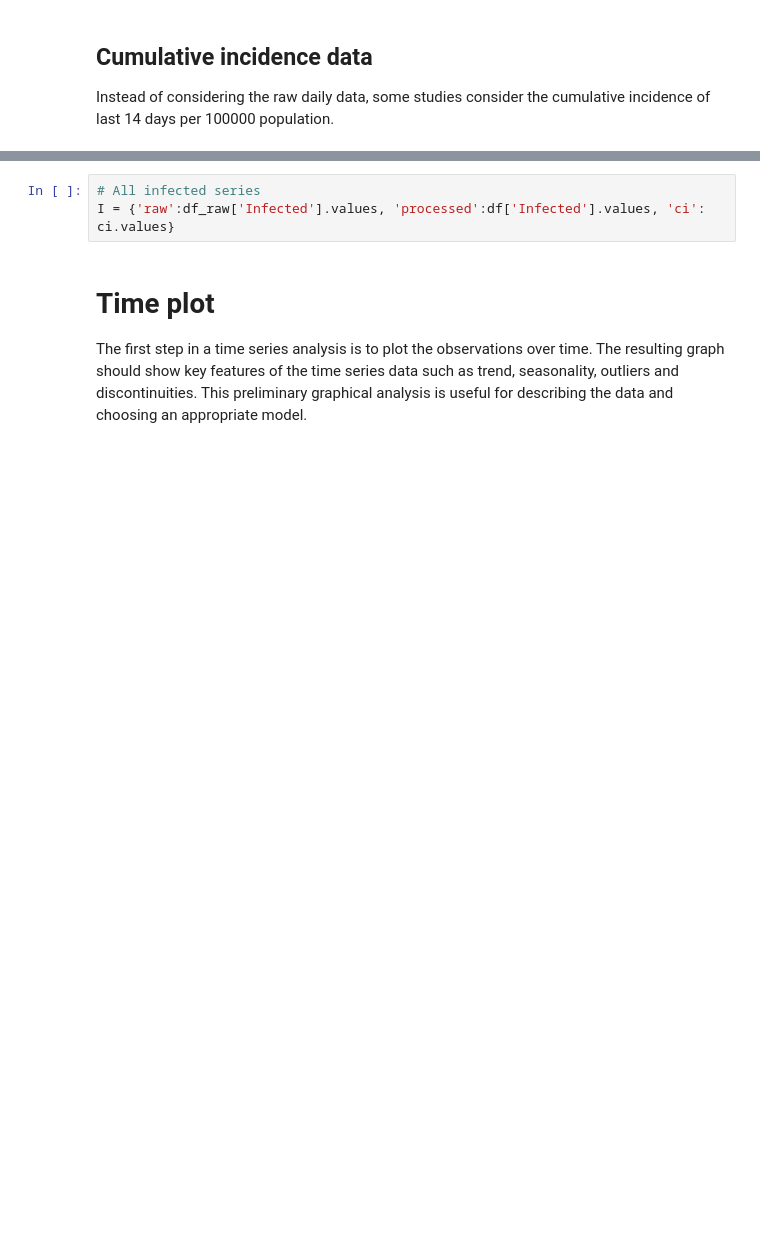
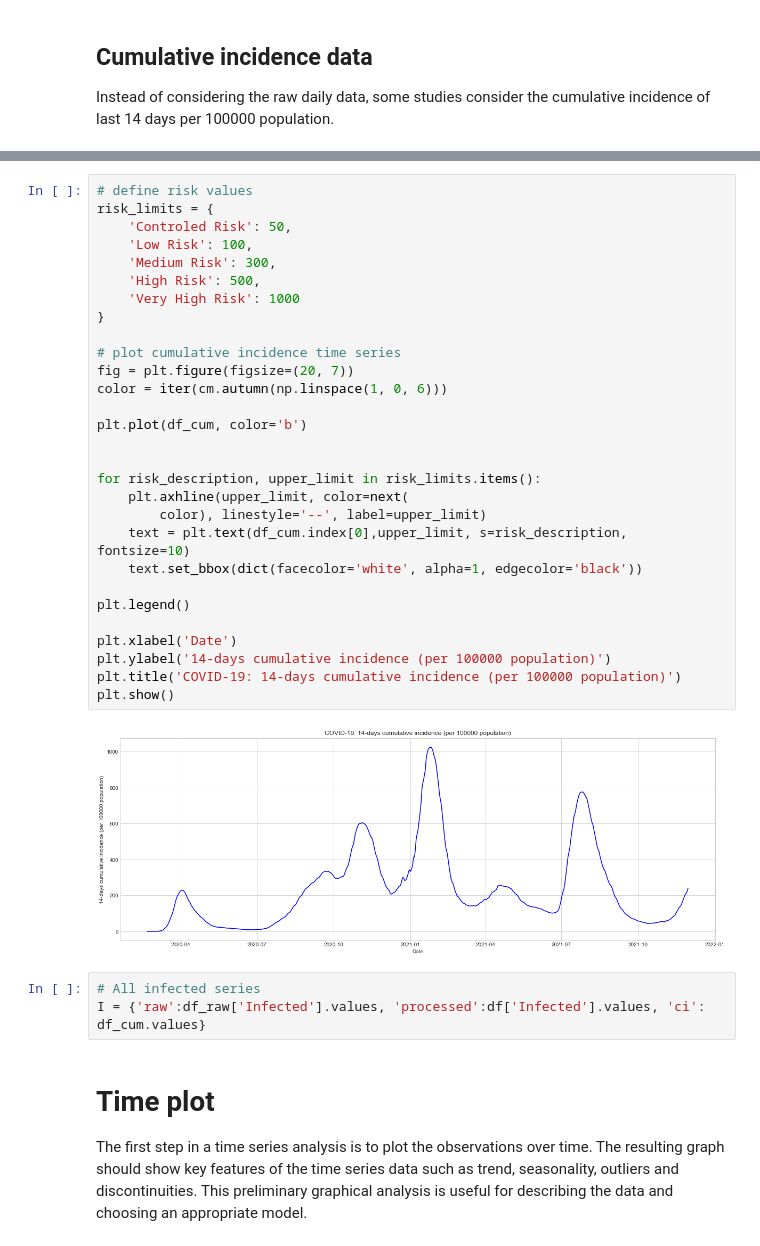
Before and after one commit to marialonsogar/COVID-Dynamics-Model-Comparison, a Jupyter notebook: analysis/EDA-COVID-Spain.ipynb, the cells around one changed output, grey strips where cells are left out. Drawn from its saved outputs; the diff is of its cells as text; blank space fills up the shorter version.

```diff
--- a/analysis/EDA-COVID-Spain.ipynb
+++ b/analysis/EDA-COVID-Spain.ipynb
@@ -148,6 +124,37 @@ ci.head()
+# %%
+# define risk values
+risk_limits = {
+    'Controled Risk': 50,
+    'Low Risk': 100,
+    'Medium Risk': 300,
+    'High Risk': 500,
+    'Very High Risk': 1000
+}
+
+# plot cumulative incidence time series
+fig = plt.figure(figsize=(20, 7))
+color = iter(cm.autumn(np.linspace(1, 0, 6)))
+
+plt.plot(df_cum, color='b')
+
+
+for risk_description, upper_limit in risk_limits.items():
+    plt.axhline(upper_limit, color=next(
+        color), linestyle='--', label=upper_limit)
+    text = plt.text(df_cum.index[0],upper_limit, s=risk_description, fontsize=10)
+    text.set_bbox(dict(facecolor='white', alpha=1, edgecolor='black'))
+
+plt.legend()
+
+plt.xlabel('Date')
+plt.ylabel('14-days cumulative incidence (per 100000 population)')
+plt.title('COVID-19: 14-days cumulative incidence (per 100000 population)')
+plt.show()
+# %% [output]
+[figure, added]
 # %%
 # All infected series
-I = {'raw':df_raw['Infected'].values, 'processed':df['Infected'].values, 'ci': ci.values}
+I = {'raw':df_raw['Infected'].values, 'processed':df['Infected'].values, 'ci': df_cum.values}
 # %% [markdown]
 # Time plot
 
```
Also changed, not shown: parts of 10 cells of this notebook.
